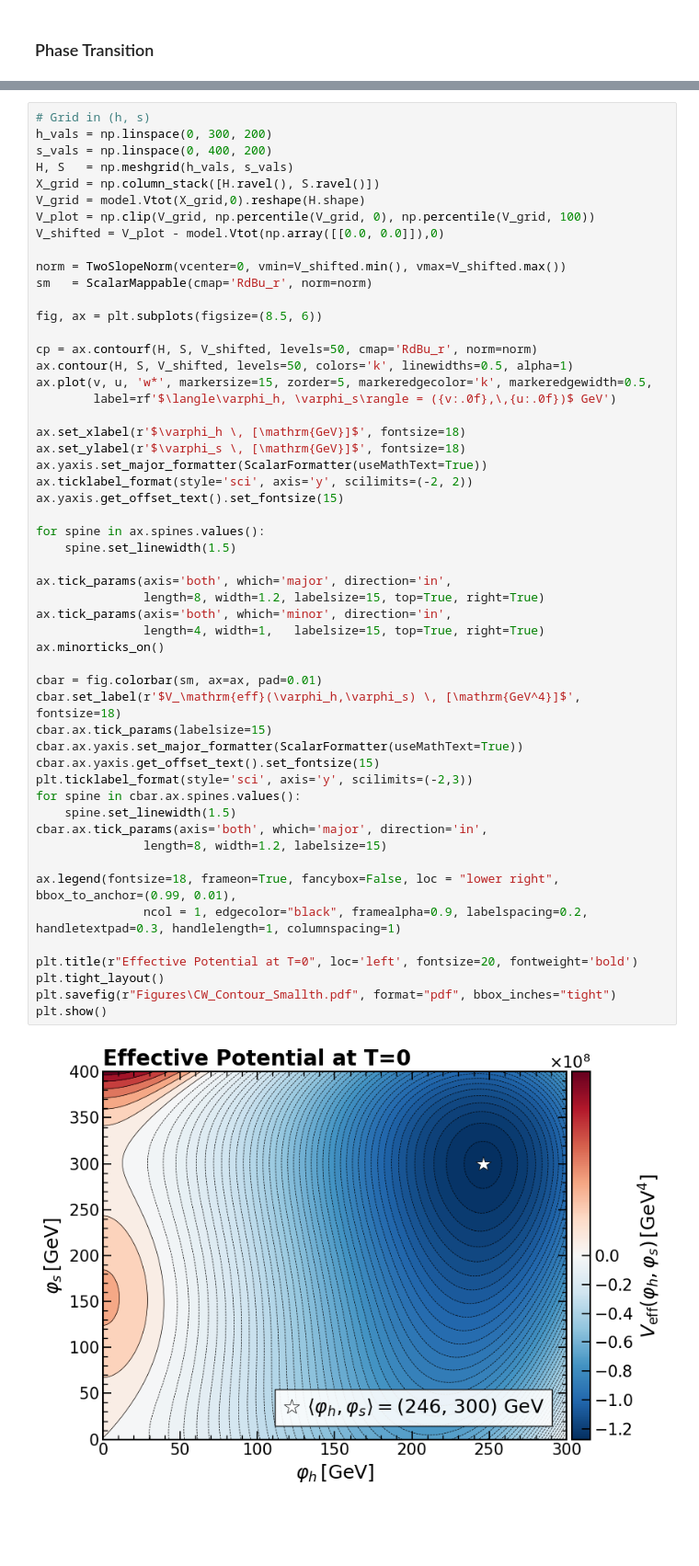
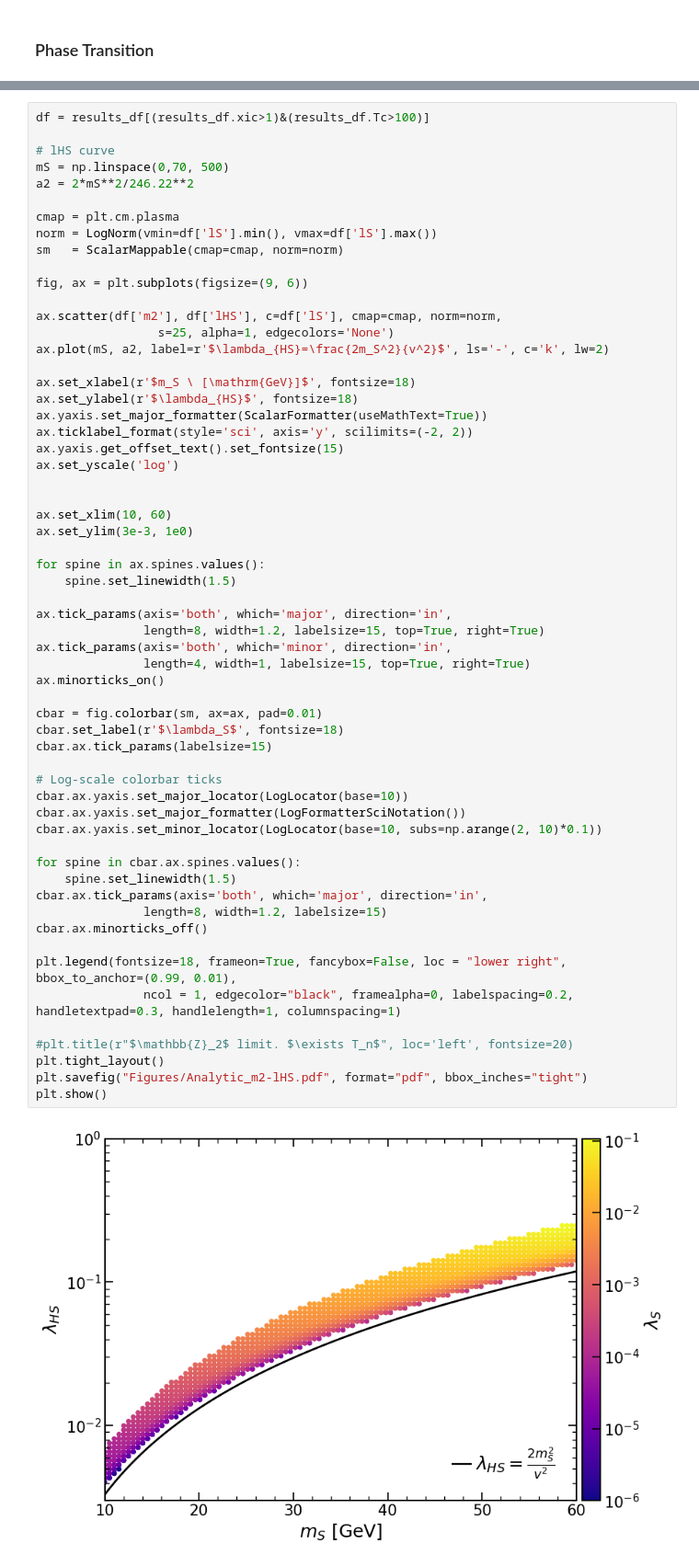
Before and after one commit to Diego-gt-phys/TFM-Repository, a Jupyter notebook: xSM_Analysis.ipynb, the cells around one changed output, grey strips where cells are left out. Shown at 92% size. Cells and saved outputs as stored; diff of their text form; blank space fills up the shorter version.

```diff
--- a/xSM_Analysis.ipynb
+++ b/xSM_Analysis.ipynb
@@ -811,55 +657,61 @@ plt.show()
 # %%
-# Grid in (h, s)
-h_vals = np.linspace(0, 300, 200)
-s_vals = np.linspace(0, 400, 200)
-H, S   = np.meshgrid(h_vals, s_vals)
-X_grid = np.column_stack([H.ravel(), S.ravel()])
-V_grid = model.Vtot(X_grid,0).reshape(H.shape)
-V_plot = np.clip(V_grid, np.percentile(V_grid, 0), np.percentile(V_grid, 100))
-V_shifted = V_plot - model.Vtot(np.array([[0.0, 0.0]]),0)
+df = results_df[(results_df.xic>1)&(results_df.Tc>100)]
 
-norm = TwoSlopeNorm(vcenter=0, vmin=V_shifted.min(), vmax=V_shifted.max())
-sm   = ScalarMappable(cmap='RdBu_r', norm=norm)
+# lHS curve
+mS = np.linspace(0,70, 500)
+a2 = 2*mS**2/246.22**2
 
-fig, ax = plt.subplots(figsize=(8.5, 6))
+cmap = plt.cm.plasma
+norm = LogNorm(vmin=df['lS'].min(), vmax=df['lS'].max())
+sm   = ScalarMappable(cmap=cmap, norm=norm)
 
-cp = ax.contourf(H, S, V_shifted, levels=50, cmap='RdBu_r', norm=norm)
-ax.contour(H, S, V_shifted, levels=50, colors='k', linewidths=0.5, alpha=1)
-ax.plot(v, u, 'w*', markersize=15, zorder=5, markeredgecolor='k', markeredgewidth=0.5,
-        label=rf'$\langle\varphi_h, \varphi_s\rangle = ({v:.0f},\,{u:.0f})$ GeV')
+fig, ax = plt.subplots(figsize=(9, 6))
 
-ax.set_xlabel(r'$\varphi_h \, [\mathrm{GeV}]$', fontsize=18)
-ax.set_ylabel(r'$\varphi_s \, [\mathrm{GeV}]$', fontsize=18)
+ax.scatter(df['m2'], df['lHS'], c=df['lS'], cmap=cmap, norm=norm,
+                 s=25, alpha=1, edgecolors='None')
+ax.plot(mS, a2, label=r'$\lambda_{HS}=\frac{2m_S^2}{v^2}$', ls='-', c='k', lw=2)
+
+ax.set_xlabel(r'$m_S \ [\mathrm{GeV}]$', fontsize=18)
+ax.set_ylabel(r'$\lambda_{HS}$', fontsize=18)
 ax.yaxis.set_major_formatter(ScalarFormatter(useMathText=True))
 ax.ticklabel_format(style='sci', axis='y', scilimits=(-2, 2))
 ax.yaxis.get_offset_text().set_fontsize(15)
+ax.set_yscale('log')
+
+
+ax.set_xlim(10, 60)
+ax.set_ylim(3e-3, 1e0)
 
 for spine in ax.spines.values():
     spine.set_linewidth(1.5)
 
 ax.tick_params(axis='both', which='major', direction='in',
                length=8, width=1.2, labelsize=15, top=True, right=True)
 ax.tick_params(axis='both', which='minor', direction='in',
-               length=4, width=1,   labelsize=15, top=True, right=True)
+               length=4, width=1, labelsize=15, top=True, right=True)
 ax.minorticks_on()
 
 cbar = fig.colorbar(sm, ax=ax, pad=0.01)
-cbar.set_label(r'$V_\mathrm{eff}(\varphi_h,\varphi_s) \, [\mathrm{GeV^4}]$', fontsize=18)
+cbar.set_label(r'$\lambda_S$', fontsize=18)
 cbar.ax.tick_params(labelsize=15)
-cbar.ax.yaxis.set_major_formatter(ScalarFormatter(useMathText=True))
-cbar.ax.yaxis.get_offset_text().set_fontsize(15)
-plt.ticklabel_format(style='sci', axis='y', scilimits=(-2,3))
+
+# Log-scale colorbar ticks
+cbar.ax.yaxis.set_major_locator(LogLocator(base=10))
+cbar.ax.yaxis.set_major_formatter(LogFormatterSciNotation())
+cbar.ax.yaxis.set_minor_locator(LogLocator(base=10, subs=np.arange(2, 10)*0.1))
+
 for spine in cbar.ax.spines.values():
     spine.set_linewidth(1.5)
 cbar.ax.tick_params(axis='both', which='major', direction='in',
                length=8, width=1.2, labelsize=15)
+cbar.ax.minorticks_off()
 
-ax.legend(fontsize=18, frameon=True, fancybox=False, loc = "lower right", bbox_to_anchor=(0.99, 0.01),
-               ncol = 1, edgecolor="black", framealpha=0.9, labelspacing=0.2, handletextpad=0.3, handlelength=1, columnspacing=1)
+plt.legend(fontsize=18, frameon=True, fancybox=False, loc = "lower right", bbox_to_anchor=(0.99, 0.01),
+               ncol = 1, edgecolor="black", framealpha=0, labelspacing=0.2, handletextpad=0.3, handlelength=1, columnspacing=1)
 
-plt.title(r"Effective Potential at T=0", loc='left', fontsize=20, fontweight='bold')
+#plt.title(r"$\mathbb{Z}_2$ limit. $\exists T_n$", loc='left', fontsize=20)
 plt.tight_layout()
-plt.savefig(r"Figures\CW_Contour_Smallth.pdf", format="pdf", bbox_inches="tight")
+plt.savefig("Figures/Analytic_m2-lHS.pdf", format="pdf", bbox_inches="tight")
 plt.show()
 # %% [output]
-[figure, old version]
+[figure, new version]
```
Also changed, not shown: parts of 50 cells of this notebook.
